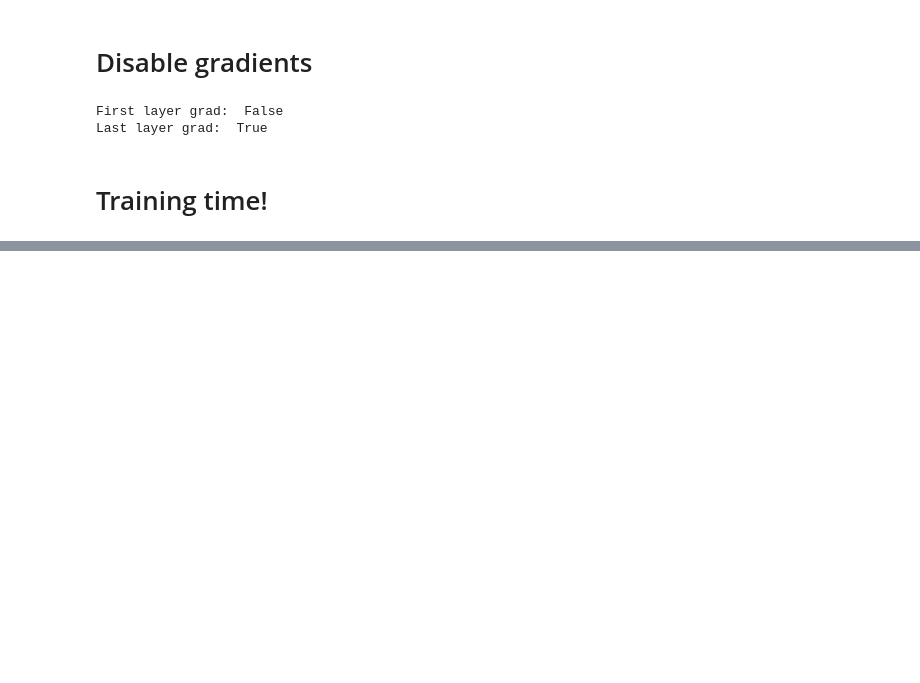
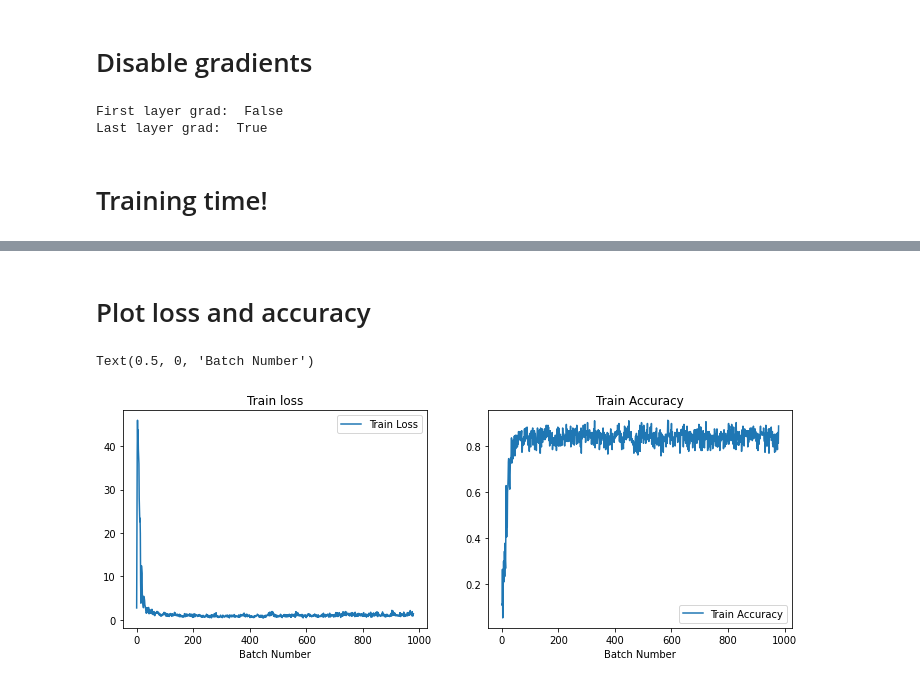
Before and after one commit to ShlomiRex/deep_learning_course, a Jupyter notebook: maman13/q3/q3_3_final.ipynb, the cells around one changed output, grey strips where cells are left out. Saved outputs shown, nothing was run; the diff lists cells and outputs as text; code cells hidden in the pictures; blank space fills up the shorter version.

```diff
--- a/maman13/q3/q3_3_final.ipynb
+++ b/maman13/q3/q3_3_final.ipynb
@@ -172,0 +279,10 @@ Last layer grad:  True
+# %%
+for epoch_i in range(EPOCHS):
+	print(f"Epoch {epoch_i+1} train:")
+	loss, acc = train_epoch()
+	train_loss.extend(loss), train_acc.extend(acc)
+
+	print(f"Epoch {epoch_i+1} test:")
+	loss, acc = test_epoch()
+	test_loss.extend(loss)
+	test_acc.extend(acc)
@@ -172,0 +300,19 @@ Last layer grad:  True
+# %% [markdown]
+# Plot loss and accuracy
+# %%
+plt.figure(figsize=(12,4))
+
+plt.subplot(1,2,1)
+plt.plot(train_loss, label="Train Loss")
+plt.title("Train Loss")
+plt.legend()
+plt.xlabel("Batch Number")
+
+plt.subplot(1,2,2)
+plt.plot(train_acc, label="Train Accuracy")
+plt.title("Train Accuracy")
+plt.legend()
+plt.xlabel("Batch Number")
+# %% [output]
+Text(0.5, 0, 'Batch Number')
+[figure, added]
```
Also changed, not shown: parts of 16 cells of this notebook.
